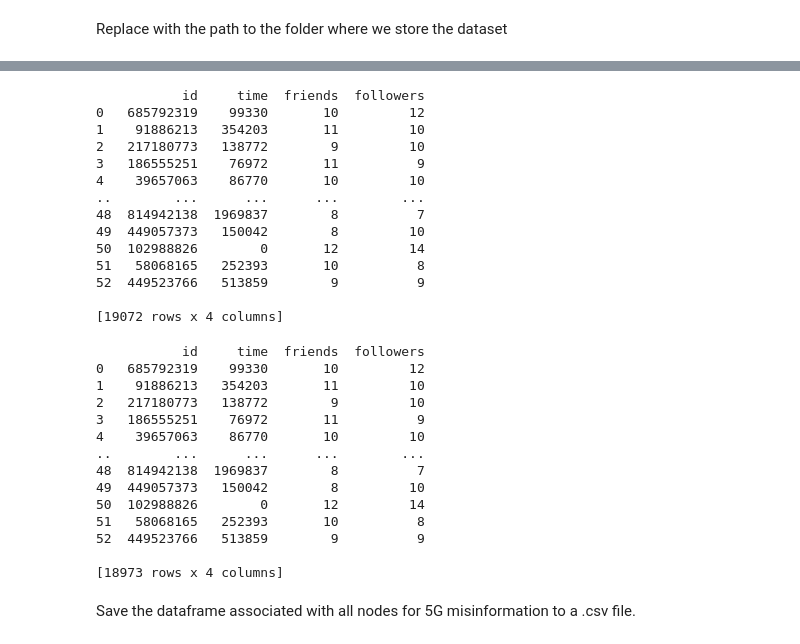
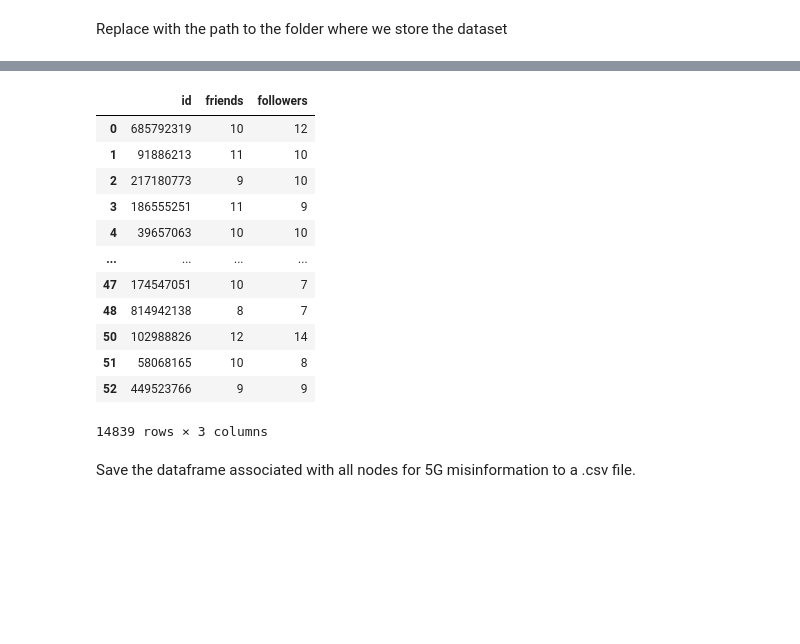
Before and after one commit to andreistoica12/research-internship, a Jupyter notebook: notebook.ipynb, the cells around one changed output, grey strips where cells are left out. Cells and saved outputs as stored; diff of their text form; code cells hidden in the pictures; blank space fills up the shorter version.

Commit message:
removed time from all_nodes dataframe and file

```diff
--- a/notebook.ipynb
+++ b/notebook.ipynb
@@ -16,4 +16,4 @@ rootdir_path = '/home/andreistoica12/research-internship'
 # %% [markdown]
 Replace with the path to the folder where we store the dataset
 # %%
-data_path = '/home/andreistoica12/research-internship/Covid_labeled_dataset'
+data_path = '/home/andreistoica12/research-internship/WICO'
@@ -26,3 +28,5 @@ for category in os.listdir(data_path):
         subset_path = os.path.join(category_path, subset)
         df_subset_nodes = pd.read_csv(subset_path + '/nodes.csv')
         data['df_'+category] = pd.concat([data['df_'+category], df_subset_nodes], axis=0)
+    data['df_'+category].drop(['time'], axis=1, inplace=True)
+    data['df_'+category].drop_duplicates(inplace=True)
@@ -31,17 +32,0 @@ df_5G = data['df_5G_Conspiracy_Graphs']
-# %%
-print(df_5G)
-# %% [output]
-           id     time  friends  followers
-0   685792319    99330       10         12
-1    91886213   354203       11         10
-2   217180773   138772        9         10
-3   186555251    76972       11          9
-4    39657063    86770       10         10
-..        ...      ...      ...        ...
-48  814942138  1969837        8          7
-49  449057373   150042        8         10
-50  102988826        0       12         14
-51   58068165   252393       10          8
-52  449523766   513859        9          9
-
-[19072 rows x 4 columns]
@@ -50,20 +33,19 @@ df_5G.drop_duplicates(inplace=True)
-# %%
-print(df_5G)
-# %% [output]
-           id     time  friends  followers
-0   685792319    99330       10         12
-1    91886213   354203       11         10
-2   217180773   138772        9         10
-3   186555251    76972       11          9
-4    39657063    86770       10         10
-..        ...      ...      ...        ...
-48  814942138  1969837        8          7
-49  449057373   150042        8         10
-50  102988826        0       12         14
-51   58068165   252393       10          8
-52  449523766   513859        9          9
-
-[18973 rows x 4 columns]
+# %%
+data['df_5G_Conspiracy_Graphs']
+# %% [output]
+|  | id | friends | followers |
+| 0 | 685792319 | 10 | 12 |
+| 1 | 91886213 | 11 | 10 |
+| 2 | 217180773 | 9 | 10 |
+| 3 | 186555251 | 11 | 9 |
+| 4 | 39657063 | 10 | 10 |
+| ... | ... | ... | ... |
+| 47 | 174547051 | 10 | 7 |
+| 48 | 814942138 | 8 | 7 |
+| 50 | 102988826 | 12 | 14 |
+| 51 | 58068165 | 10 | 8 |
+| 52 | 449523766 | 9 | 9 |
+14839 rows × 3 columns
 # %% [markdown]
 Save the dataframe associated with all nodes for 5G misinformation to a .csv file.
 # %%
```
Also changed, not shown: parts of 5 cells of this notebook, 1 other file.
